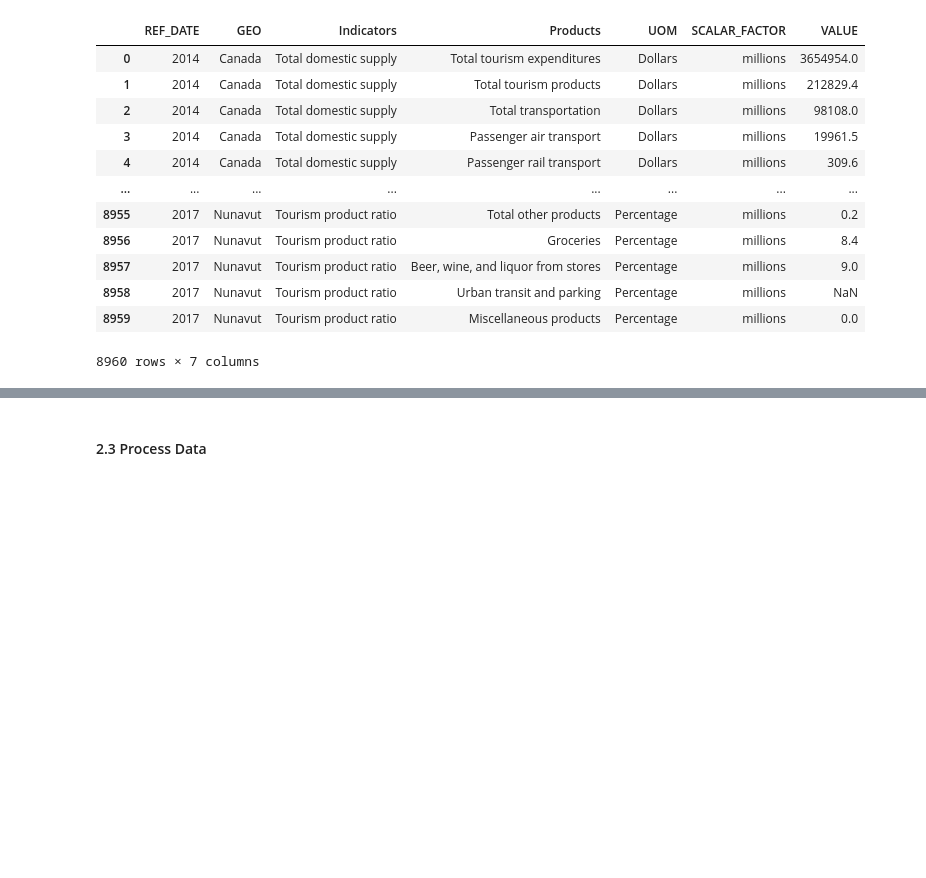
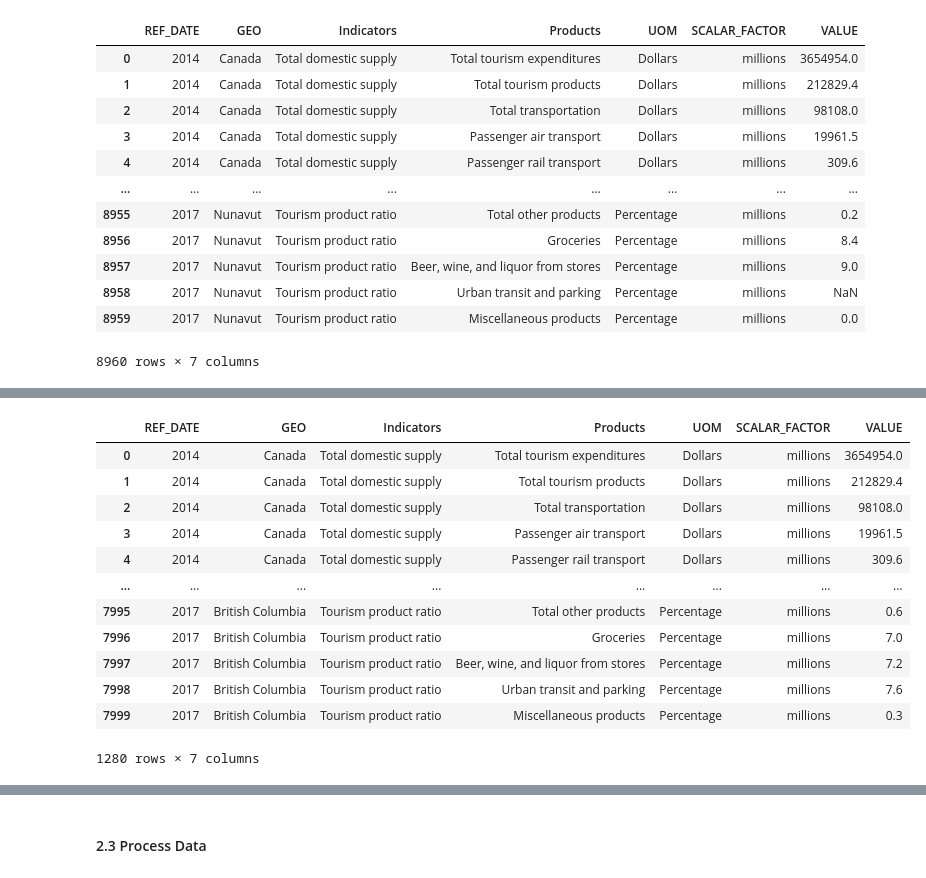
Before and after one commit to data301-2021-winter1/group05-project, a Jupyter notebook: notebooks/analysis3.ipynb, the cells around one changed output, grey strips where cells are left out. Cells and saved outputs as stored; diff of their text form; code cells hidden in the pictures; blank space fills up the shorter version.

```diff
--- a/notebooks/analysis3.ipynb
+++ b/notebooks/analysis3.ipynb
@@ -199,0 +168,41 @@ df2
+# %%
+#Next to delete rows from provinces I do not need I will need to remove everthing except for BC/Canada.
+N=df1[df1['GEO'] =='Nunavut'].index
+df1=df1.drop(N),
+NL=df1[df1['GEO'] =='Newfoundland and Labrador'].index
+df1=df1.drop(NL)
+PEI=df1[df1['GEO'] =='Prince Edward Island'].index
+df1=df1.drop(PEI)
+NS=df1[df1['GEO'] =='Nova Scotia'].index
+df1=df1.drop(NS)
+NB=df1[df1['GEO'] =='New Brunswick'].index
+df1=df1.drop(NB)
+Q=df1[df1['GEO'] =='Quebec'].index
+df1=df1.drop(Q)
+O=df1[df1['GEO'] =='Ontario'].index
+df1=df1.drop(O)
+M=df1[df1['GEO'] =='Manitoba'].index
+df1=df1.drop(M)
+S=df1[df1['GEO'] =='Saskatchewan'].index
+df1=df1.drop(S)
+A=df1[df1['GEO'] =='Alberta'].index
+df1=df1.drop(A)
+NT=df1[df1['GEO'] =='Northwest Territories'].index
+df1=df1.drop(NT)
+Y=df1[df1['GEO'] =='Yukon'].index
+df1=df1.drop(Y)
+df1
+# %% [output]
+|  | REF_DATE | GEO | Indicators | Products | UOM | SCALAR_FACTOR | VALUE |
+| 0 | 2014 | Canada | Total domestic supply | Total tourism expenditures | Dollars | millions | 3654954.0 |
+| 1 | 2014 | Canada | Total domestic supply | Total tourism products | Dollars | millions | 212829.4 |
+| 2 | 2014 | Canada | Total domestic supply | Total transportation | Dollars | millions | 98108.0 |
+| 3 | 2014 | Canada | Total domestic supply | Passenger air transport | Dollars | millions | 19961.5 |
+| 4 | 2014 | Canada | Total domestic supply | Passenger rail transport | Dollars | millions | 309.6 |
+| ... | ... | ... | ... | ... | ... | ... | ... |
+| 7995 | 2017 | British Columbia | Tourism product ratio | Total other products | Percentage | millions | 0.6 |
+| 7996 | 2017 | British Columbia | Tourism product ratio | Groceries | Percentage | millions | 7.0 |
+| 7997 | 2017 | British Columbia | Tourism product ratio | Beer, wine, and liquor from stores | Percentage | millions | 7.2 |
+| 7998 | 2017 | British Columbia | Tourism product ratio | Urban transit and parking | Percentage | millions | 7.6 |
+| 7999 | 2017 | British Columbia | Tourism product ratio | Miscellaneous products | Percentage | millions | 0.3 |
+1280 rows × 7 columns
```
Also changed, not shown: parts of 7 cells of this notebook.
